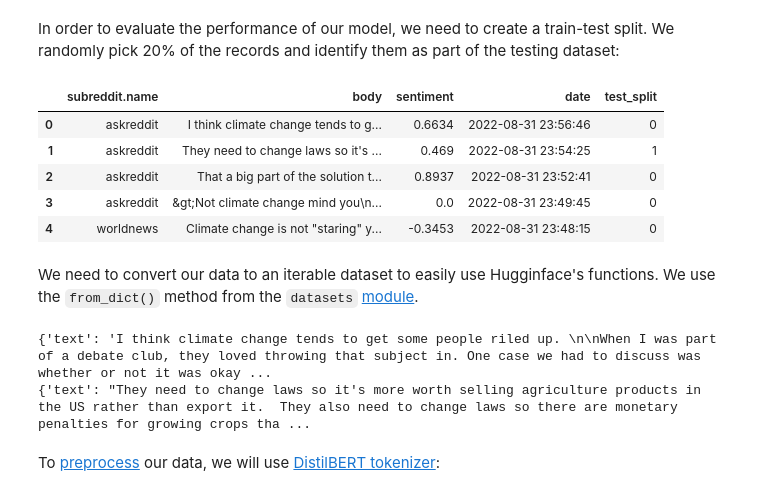
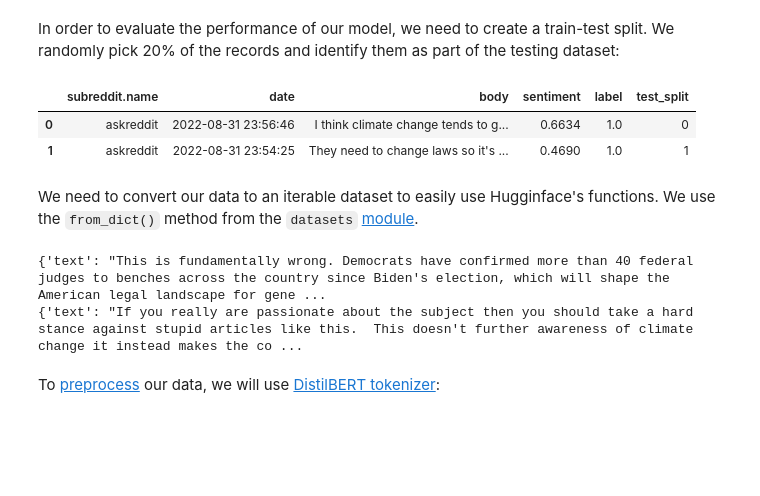
Before and after one commit to jimenasalinas/RedditGoesGreen, a Jupyter notebook: models/calculate_sentiment_hf.ipynb, the cells around one changed output. Cells and saved outputs as stored; diff of their text form; code cells hidden in the pictures; blank space fills up the shorter version.

```diff
--- a/models/calculate_sentiment_hf.ipynb
+++ b/models/calculate_sentiment_hf.ipynb
@@ -28,7 +31,6 @@ Drive already mounted at /content/drive; to attempt to forcibly remount, call dr
 # Load data (takes ~1 min to load)
 data_path = "/content/drive/Shareddrives/adv-ml-project/Data/"
 comments = pd.read_csv(data_path + "comments_filtered.csv")
-comments['date'] = pd.to_datetime(comments['date'])
 # %%
 comments.head(2)
 # %% [output]
@@ -57,14 +51,11 @@ ids_test_obs = random.sample(range(comments.shape[0]), num_test_obs)
 comments['test_split'] = 0
 comments.loc[ids_test_obs,'test_split'] = 1
 # %%
-comments.head()
+comments.head(2)
 # %% [output]
-|  | subreddit.name | body | sentiment | date | test_split |
-| 0 | askreddit | I think climate change tends to g... | 0.6634 | 2022-08-31 23:56:46 | 0 |
-| 1 | askreddit | They need to change laws so it's ... | 0.469 | 2022-08-31 23:54:25 | 1 |
-| 2 | askreddit | That a big part of the solution t... | 0.8937 | 2022-08-31 23:52:41 | 0 |
-| 3 | askreddit | &gt;Not climate change mind you\n... | 0.0 | 2022-08-31 23:49:45 | 0 |
-| 4 | worldnews | Climate change is not "staring" y... | -0.3453 | 2022-08-31 23:48:15 | 0 |
+|  | subreddit.name | date | body | sentiment | label | test_split |
+| 0 | askreddit | 2022-08-31 23:56:46 | I think climate change tends to g... | 0.6634 | 1.0 | 0 |
+| 1 | askreddit | 2022-08-31 23:54:25 | They need to change laws so it's ... | 0.4690 | 1.0 | 1 |
 # %% [markdown]
 We need to convert our data to an iterable dataset to easily use Hugginface's functions. We use the `from_dict()` method from the `datasets` [module](https://huggingface.co/docs/datasets/en/create_dataset).
 # %%
@@ -81,10 +79,10 @@ test_data = Dataset.from_dict(test_data_dict)
 # %%
 # Example of structures
-print(train_data[0])
-print(test_data[0])
+print(small_train_dataset[0])
+print(small_test_dataset[0])
 # %% [output]
-{'text': 'I think climate change tends to get some people riled up. \n\nWhen I was part of a debate club, they loved throwing that subject in. One case we had to discuss was whether or not it was okay ...
-{'text': "They need to change laws so it's more worth selling agriculture products in the US rather than export it.  They also need to change laws so there are monetary penalties for growing crops tha ...
+{'text': "This is fundamentally wrong. Democrats have confirmed more than 40 federal judges to benches across the country since Biden's election, which will shape the American legal landscape for gene ...
+{'text': "If you really are passionate about the subject then you should take a hard stance against stupid articles like this.  This doesn't further awareness of climate change it instead makes the co ...
 # %% [markdown]
 To [preprocess](https://huggingface.co/docs/transformers/preprocessing#everything-you-always-wanted-to-know-about-padding-and-truncation) our data, we will use [DistilBERT tokenizer](https://huggingface.co/docs/transformers/v4.15.0/en/model_doc/distilbert#transformers.DistilBertTokenizer):
 # %%
```
Also changed, not shown: parts of 9 cells of this notebook.
